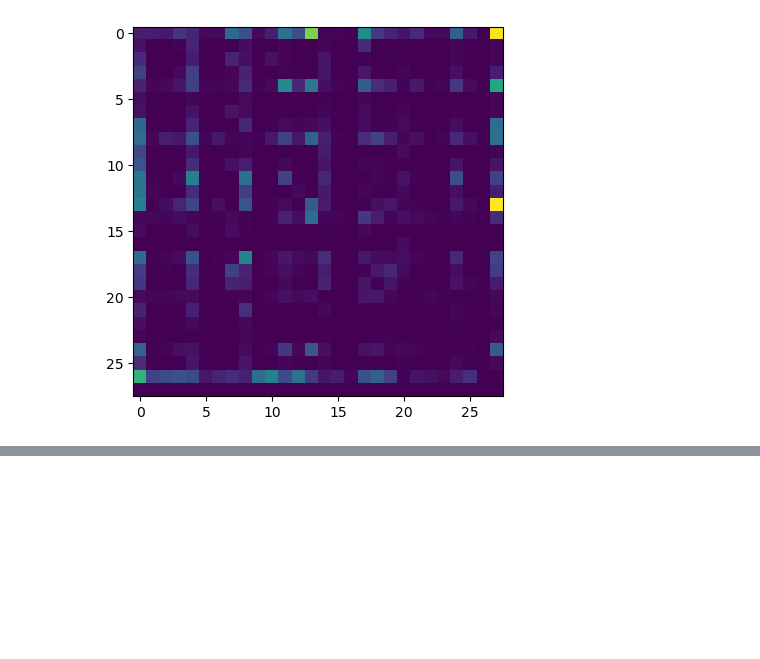
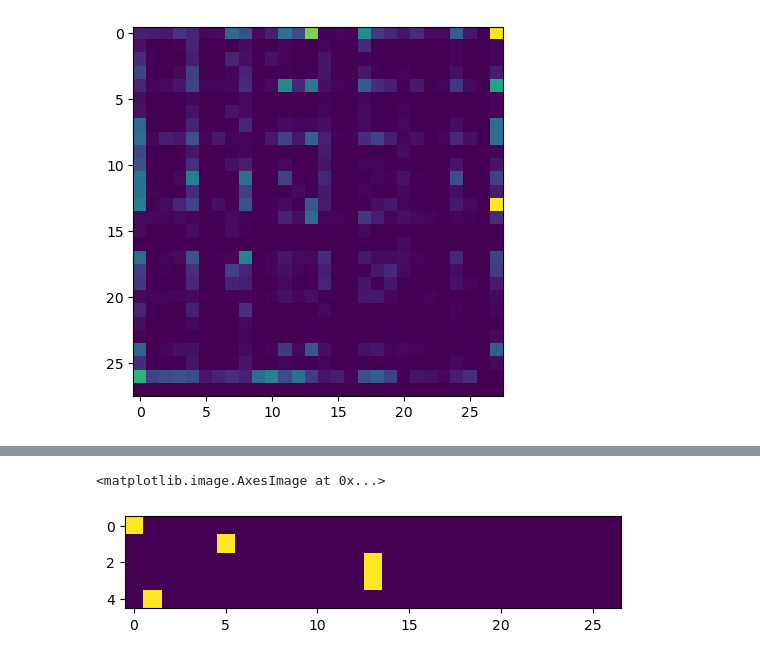
Before and after one commit to Asterikss/Notebook_explorer, a Jupyter notebook: Bigram+.ipynb, the cells around one changed output, grey strips where cells are left out. Saved outputs shown, nothing was run; the diff lists cells and outputs as text; code cells hidden in the pictures; blank space fills up the shorter version.

```diff
--- a/Bigram+.ipynb
+++ b/Bigram+.ipynb
@@ -95,0 +191,22 @@ plt.axis('off')
+# %%
+# maximum likelihood estimation
+log_likelihood = 0
+n = 0
+
+#for w in words:
+for w in ['andrejq']:
+  chs = ['.'] + list(w) + ['.']
+  for ch1, ch2 in zip(chs, chs[1:]):
+    x1, x2 = s_to_i[ch1], s_to_i[ch2]
+    N[x1, x2] += 1
+    prob = P[x1, x2]
+    logprob = torch.log(prob)
+    log_likelihood += logprob
+    n += 1
+    #log_likelihood += torch.log(P[x1, x2])
+    print(f'{ch1}{ch2}: {prob:.5f} {logprob:.5f}')
+
+print(log_likelihood)
+neg_ll = -log_likelihood
+print(neg_ll)
+print(neg_ll/n)
@@ -95,0 +227,17 @@ plt.axis('off')
+# %%
+# create trn set (x, y)
+xs, ys = [], []
+
+for w in words[:1]:
+  chs = ['.'] + list(w) + ['.']
+  for ch1, ch2 in zip(chs, chs[1:]):
+    x1, x2 = s_to_i[ch1], s_to_i[ch2]
+    #N[x1, x2] += 1
+    print(ch1, ch2)
+    xs.append(x1)
+    ys.append(x2)
+
+xs = torch.tensor(xs)
+ys = torch.tensor(ys)
+print(xs)
+print(ys)
@@ -95,0 +254,4 @@ plt.axis('off')
+# %%
+x_enc = F.one_hot(xs, num_classes=27).float()
+print(x_enc.shape)
+x_enc
@@ -95,0 +270,5 @@ plt.axis('off')
+# %%
+plt.imshow(x_enc)
+# %% [output]
+<matplotlib.image.AxesImage at 0x...>
+[figure, added]
```
Also changed, not shown: parts of 18 cells of this notebook.
